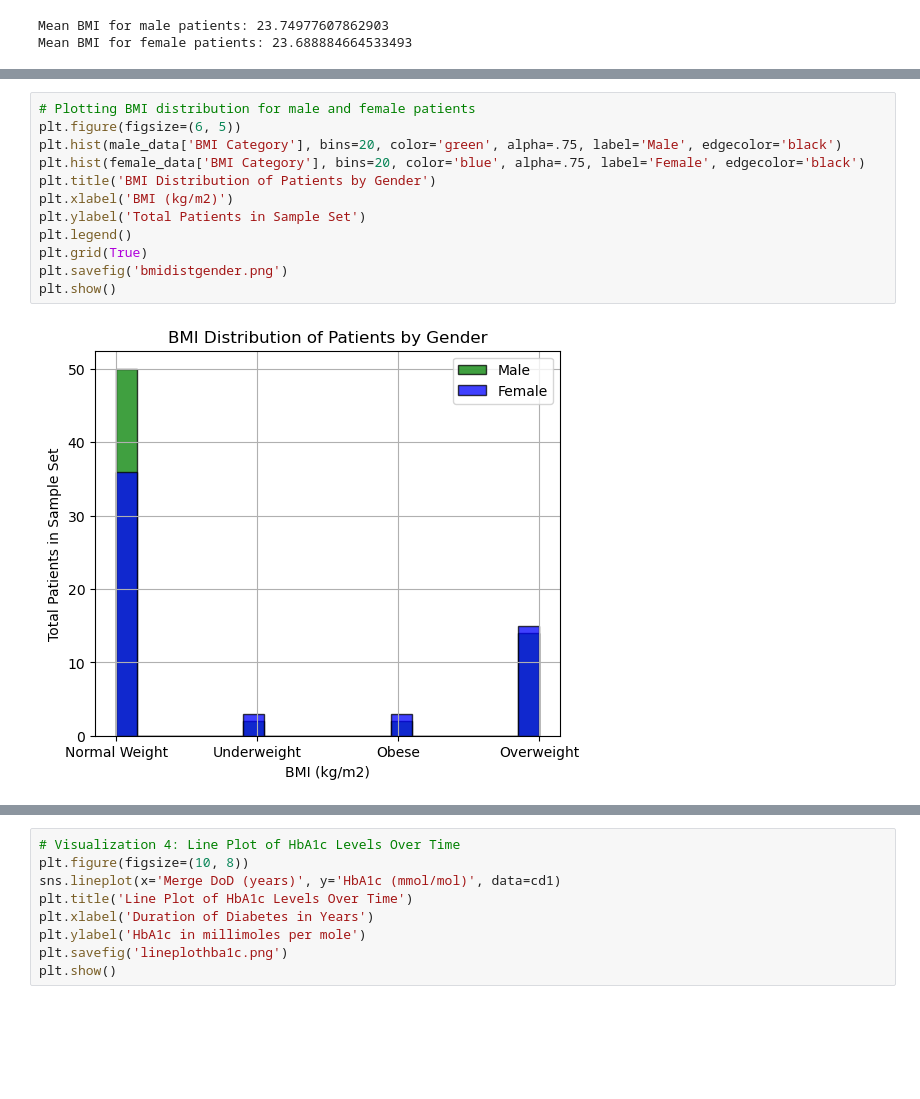
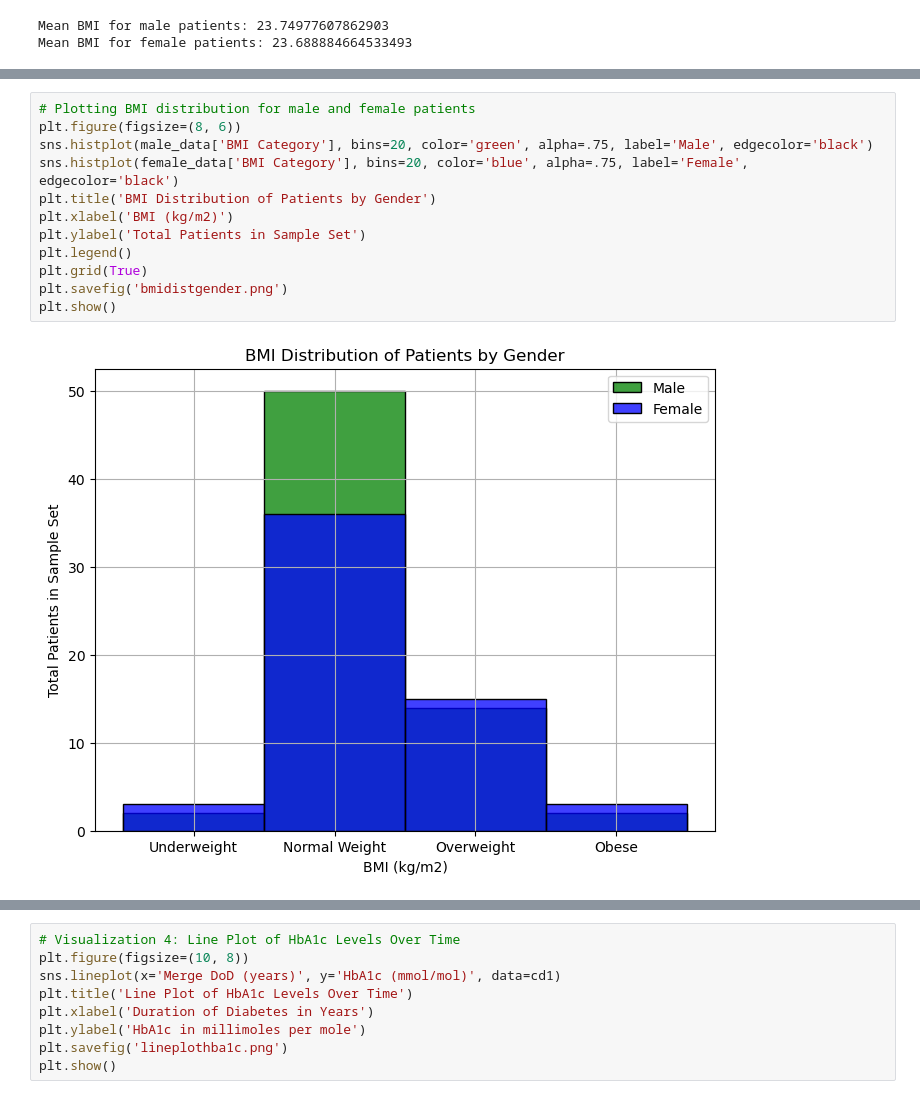
Before and after one commit to LaShawnSykes/Group-3_Project1, a Jupyter notebook: Code/rev_dataset.ipynb, the cells around one changed output, grey strips where cells are left out. Drawn from its saved outputs; the diff is of its cells as text; blank space fills up the shorter version.

Commit message:
New updates to code, graph, labels, and png

```diff
--- a/Code/rev_dataset.ipynb
+++ b/Code/rev_dataset.ipynb
@@ -153,17 +163,17 @@ plt.show()
 # %%
 # Plotting BMI distribution for male and female patients
-plt.figure(figsize=(6, 5))
-plt.hist(male_data['BMI Category'], bins=20, color='green', alpha=.75, label='Male', edgecolor='black')
-plt.hist(female_data['BMI Category'], bins=20, color='blue', alpha=.75, label='Female', edgecolor='black')
+plt.figure(figsize=(8, 6))
+sns.histplot(male_data['BMI Category'], bins=20, color='green', alpha=.75, label='Male', edgecolor='black')
+sns.histplot(female_data['BMI Category'], bins=20, color='blue', alpha=.75, label='Female', edgecolor='black')
 plt.title('BMI Distribution of Patients by Gender')
 plt.xlabel('BMI (kg/m2)')
 plt.ylabel('Total Patients in Sample Set')
 plt.legend()
 plt.grid(True)
 plt.savefig('bmidistgender.png')
 plt.show()
 # %% [output]
-[figure, old version]
+[figure, new version]
 # %%
 # Visualization 2: Bar Chart of Hypoglycemia Incidence
 plt.figure(figsize=(10, 8))
```
Also changed, not shown: parts of 22 cells of this notebook, 9 other files.
